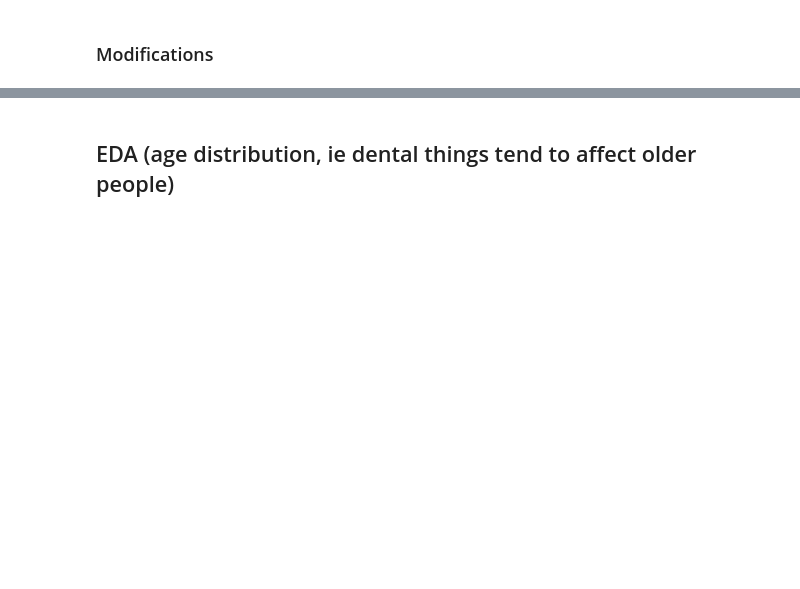
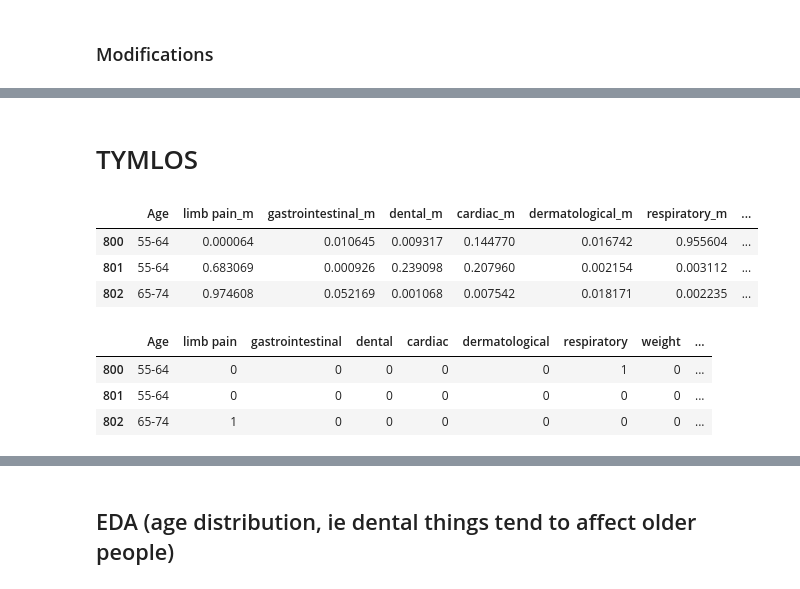
Before and after one commit to woonsupkim/DrugReview, a Jupyter notebook: Woon_after_Classification.ipynb, the cells around one changed output, grey strips where cells are left out. Drawn from its saved outputs; the diff is of its cells as text; code cells hidden in the pictures; blank space fills up the shorter version.

```diff
--- a/Woon_after_Classification.ipynb
+++ b/Woon_after_Classification.ipynb
@@ -485,3 +496,5 @@ for i in range(len(df_side_effects)):
         side_tf.append('other')
 
 df_side_effects['side_tf'] = side_tf
+# %% [markdown]
+# TYMLOS
@@ -487,0 +505,14 @@ df_side_effects['side_tf'] = side_tf
+# %%
+df_tymlos[['Age', 'limb pain_m', 'gastrointestinal_m', 'dental_m', 'cardiac_m', 'dermatological_m', 'respiratory_m', 'weight gain and loss_m', 'headache_m', 'flu_m', 'back pain_m', 'jaw pain_m']]
+# %% [output]
+|  | Age | limb pain_m | gastrointestinal_m | dental_m | cardiac_m | dermatological_m | respiratory_m | ... |
+| 800 | 55-64 | 0.000064 | 0.010645 | 0.009317 | 0.144770 | 0.016742 | 0.955604 | ... |
+| 801 | 55-64 | 0.683069 | 0.000926 | 0.239098 | 0.207960 | 0.002154 | 0.003112 | ... |
+| 802 | 65-74 | 0.974608 | 0.052169 | 0.001068 | 0.007542 | 0.018171 | 0.002235 | ... |
+# %%
+df_tymlos[['Age', 'limb pain', 'gastrointestinal', 'dental', 'cardiac', 'dermatological', 'respiratory', 'weight', 'headache', 'flu', 'back pain', 'jaw pain']]
+# %% [output]
+|  | Age | limb pain | gastrointestinal | dental | cardiac | dermatological | respiratory | weight | ... |
+| 800 | 55-64 | 0 | 0 | 0 | 0 | 0 | 1 | 0 | ... |
+| 801 | 55-64 | 0 | 0 | 0 | 0 | 0 | 0 | 0 | ... |
+| 802 | 65-74 | 1 | 0 | 0 | 0 | 0 | 0 | 0 | ... |
```
Also changed, not shown: parts of 19 cells of this notebook.
